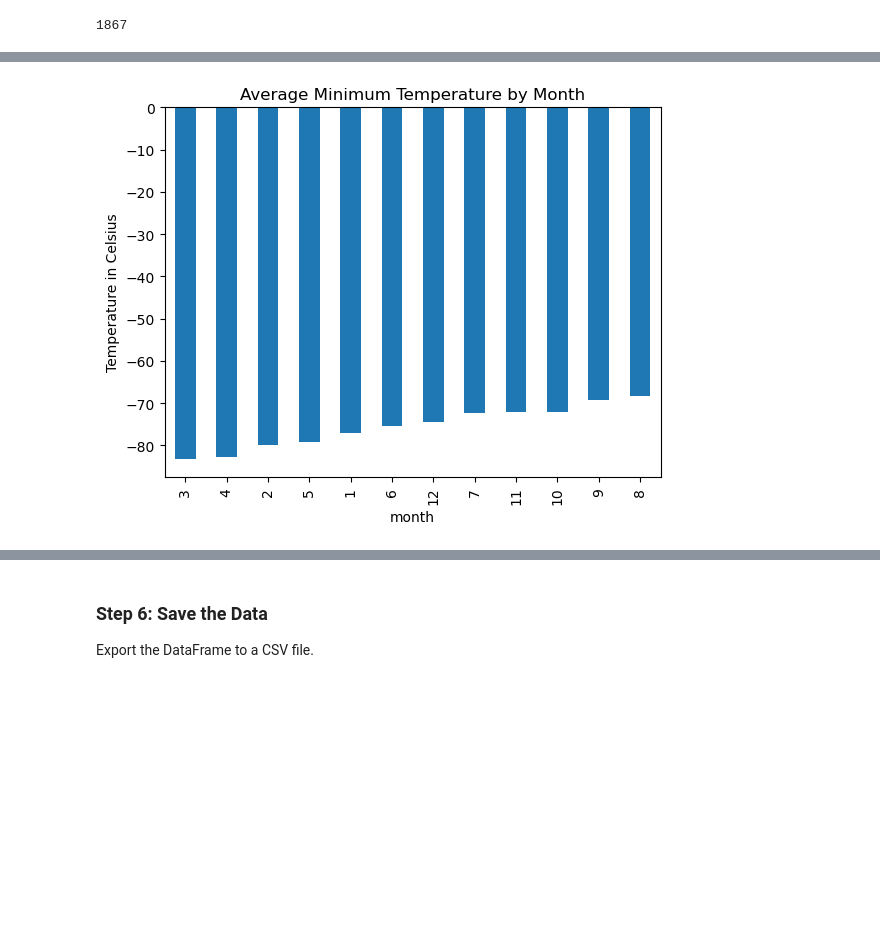
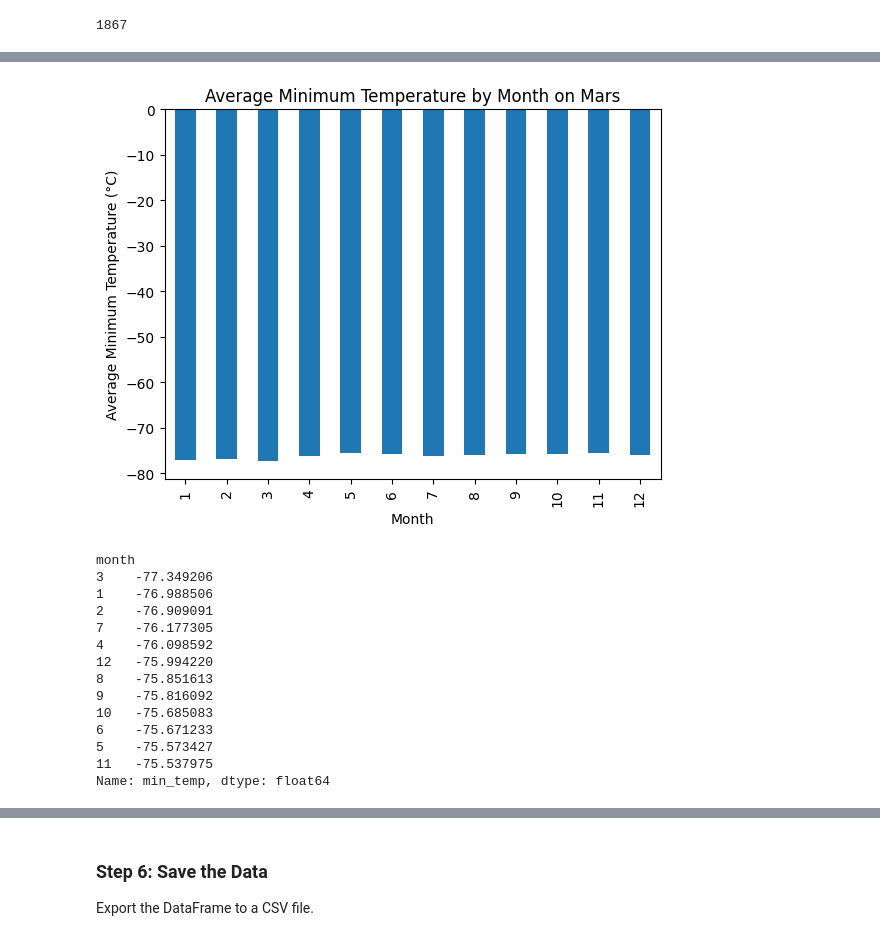
Before and after one commit to juanbracho/UT_Module11, a Jupyter notebook: part_2_mars_weather.ipynb, the cells around one changed output, grey strips where cells are left out. Cells and saved outputs as stored; diff of their text form; code cells hidden in the pictures; blank space fills up the shorter version.

```diff
--- a/part_2_mars_weather.ipynb
+++ b/part_2_mars_weather.ipynb
@@ -135,12 +135,16 @@ pressure            object
 dtype: object
 # %%
 # Change data types for data analysis
+
 # Convert the date column to datetime
 mars_weather_df['terrestrial_date'] = pd.to_datetime(mars_weather_df['terrestrial_date'])
 
 # Convert numerical columns to float or integer as needed
 mars_weather_df['min_temp'] = mars_weather_df['min_temp'].astype(float)
 mars_weather_df['pressure'] = mars_weather_df['pressure'].astype(float)
+mars_weather_df['sol'] = mars_weather_df['sol'].astype(int)
+mars_weather_df['ls'] = mars_weather_df['ls'].astype(int)
+mars_weather_df['month'] = mars_weather_df['month'].astype(int)
 # %%
 # Confirm type changes were successful by examining data types again
 mars_weather_df.dtypes
@@ -175,0 +176,8 @@ Analyze your dataset by using Pandas functions to answer the following questions
+# %%
+# 1. How many months are there on Mars?
+# From the 'terrestrial_month' column in datetime format, we can extract the month
+mars_weather_df['month'] = mars_weather_df['terrestrial_date'].dt.month
+
+# Check how many unique months exist in the dataset
+num_months = mars_weather_df['month'].nunique()
+num_months
@@ -179,5 +191,10 @@ Analyze your dataset by using Pandas functions to answer the following questions
 1867
 # %%
 # 3. What is the average minimum temperature by month?
+# Group by 'month' and calculate the average of 'min_temp'
+avg_min_temp_by_month = mars_weather_df.groupby('month')['min_temp'].mean()
+
+# Display the result
+avg_min_temp_by_month
 # %% [output]
 month
@@ -201,4 +214,35 @@ Name: min_temp, dtype: float64
+# %%
+# Plot the average minimum temperature by month
+avg_min_temp_by_month.plot(kind='bar')
+
+# Add labels and title
+plt.ylabel('Average Minimum Temperature (°C)')
+plt.xlabel('Month')
+plt.title('Average Minimum Temperature by Month on Mars')
+
+# Display the plot
+plt.show()
+# %% [output]
+[figure, added]
 # %%
 # Identify the coldest and hottest months in Curiosity's location by sorting the previous graph
+
+sorted_min_temp_by_month = avg_min_temp_by_month.sort_values()
+
+# Display the sorted result
+sorted_min_temp_by_month
 # %% [output]
-[figure, removed]
+month
+3    -77.349206
+1    -76.988506
+2    -76.909091
+7    -76.177305
+4    -76.098592
+12   -75.994220
+8    -75.851613
+9    -75.816092
+10   -75.685083
+6    -75.671233
+5    -75.573427
+11   -75.537975
+Name: min_temp, dtype: float64
```
Also changed, not shown: parts of 20 cells of this notebook, 1 other file.
